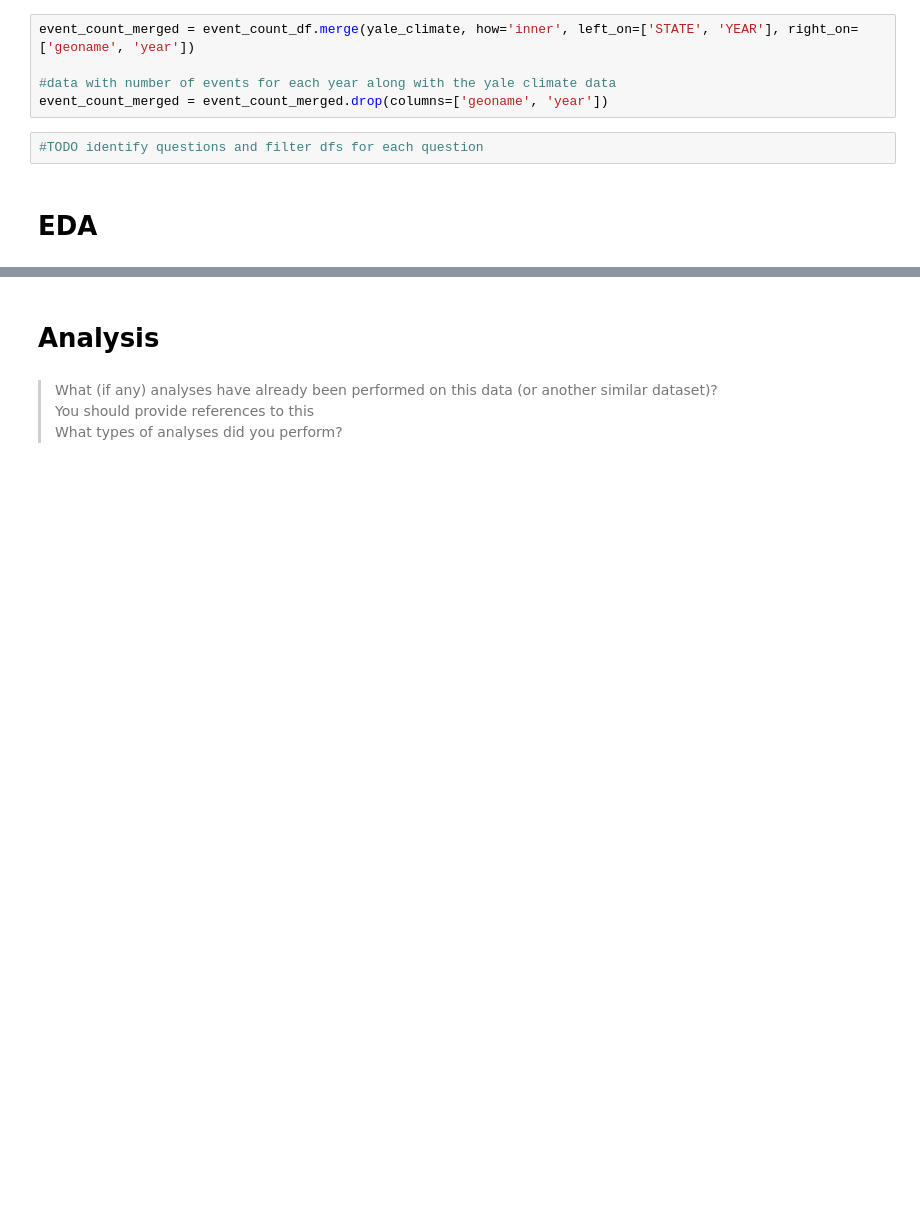
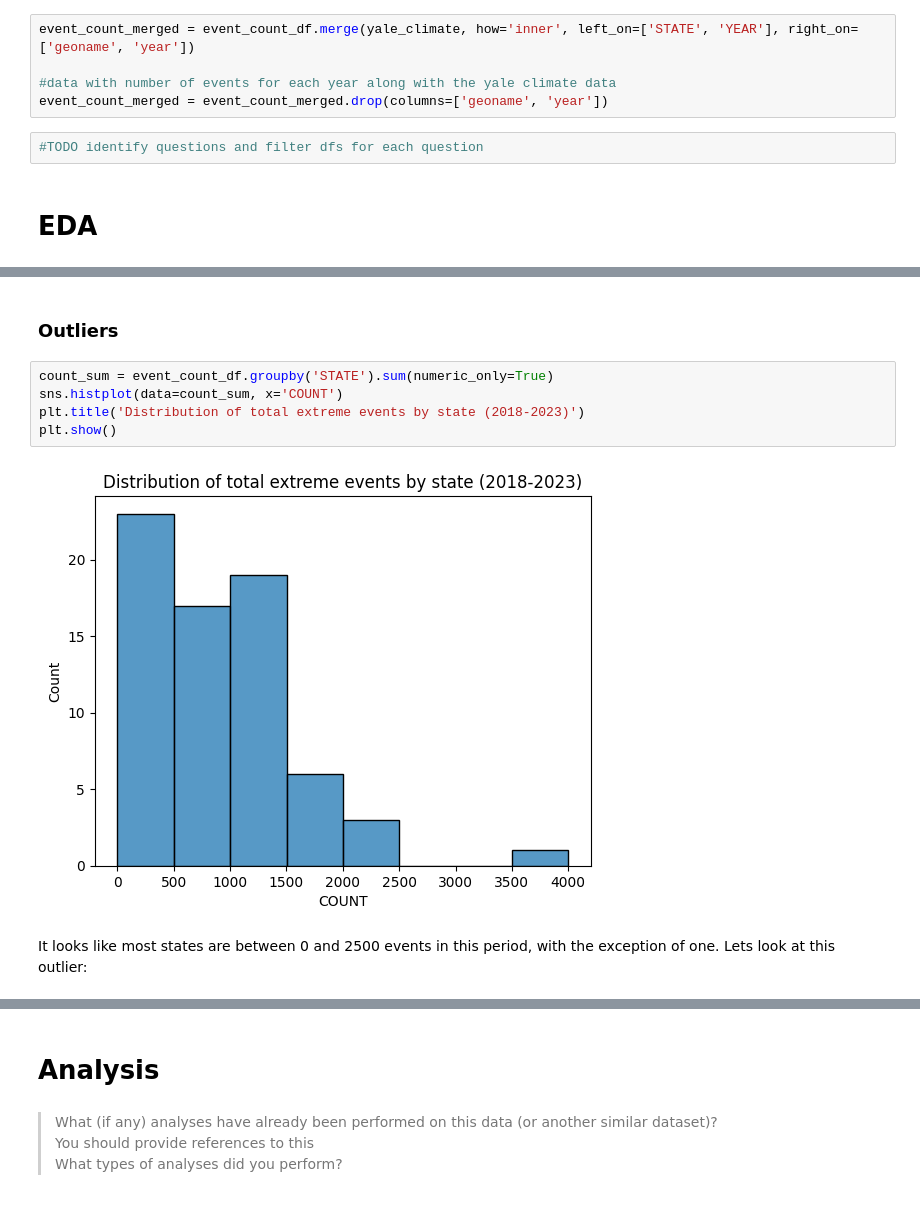
Before and after one commit to ncolebank12/math189-proj, a Jupyter notebook: project.ipynb, the cells around one changed output, grey strips where cells are left out. Saved outputs shown, nothing was run; the diff lists cells and outputs as text; blank space fills up the shorter version.

Commit message:
did outlier and some missingness EDA

```diff
--- a/project.ipynb
+++ b/project.ipynb
@@ -187,0 +313,11 @@ event_count_merged = event_count_merged.drop(columns=['geoname', 'year'])
+# %% [markdown]
+### Outliers
+# %%
+count_sum = event_count_df.groupby('STATE').sum(numeric_only=True)
+sns.histplot(data=count_sum, x='COUNT')
+plt.title('Distribution of total extreme events by state (2018-2023)')
+plt.show()
+# %% [output]
+[figure, added]
+# %% [markdown]
+It looks like most states are between 0 and 2500 events in this period, with the exception of one. Lets look at this outlier:
```
Also changed, not shown: parts of 35 cells of this notebook.
